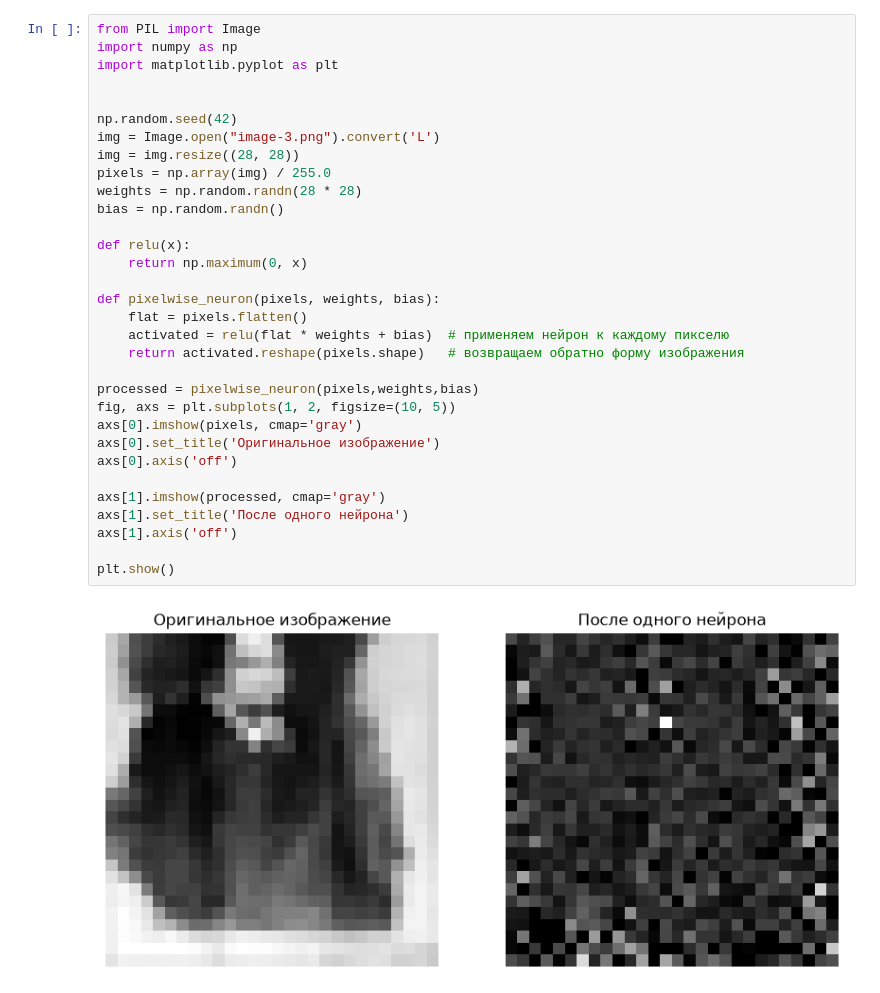
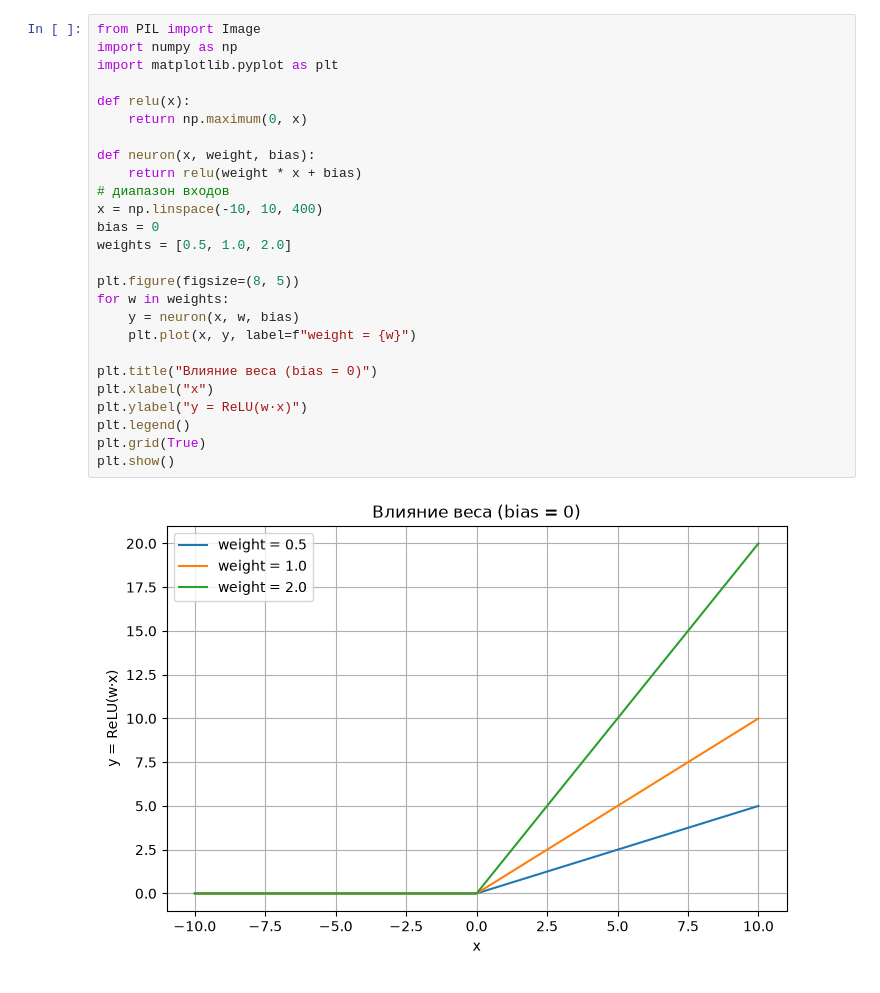
Before and after one commit to Nochinmal/first-project, a Jupyter notebook: Untitled-1.ipynb, the cells around one changed output. Cells and saved outputs as stored; diff of their text form.

```diff
--- a/Untitled-1.ipynb
+++ b/Untitled-1.ipynb
@@ -1,34 +1,28 @@
 # %%
 from PIL import Image
 import numpy as np
 import matplotlib.pyplot as plt
 
-
-np.random.seed(42)
-img = Image.open("image-3.png").convert('L')
-img = img.resize((28, 28))
-pixels = np.array(img) / 255.0
-weights = np.random.randn(28 * 28)
-bias = np.random.randn()
-
 def relu(x):
     return np.maximum(0, x)
 
-def pixelwise_neuron(pixels, weights, bias):
-    flat = pixels.flatten()
-    activated = relu(flat * weights + bias)  # применяем нейрон к каждому пикселю
-    return activated.reshape(pixels.shape)   # возвращаем обратно форму изображения
+def neuron(x, weight, bias):
+    return relu(weight * x + bias)
+# диапазон входов
+x = np.linspace(-10, 10, 400)
+bias = 0
+weights = [0.5, 1.0, 2.0]
 
-processed = pixelwise_neuron(pixels,weights,bias)
-fig, axs = plt.subplots(1, 2, figsize=(10, 5))
-axs[0].imshow(pixels, cmap='gray')
-axs[0].set_title('Оригинальное изображение')
-axs[0].axis('off')
+plt.figure(figsize=(8, 5))
+for w in weights:
+    y = neuron(x, w, bias)
+    plt.plot(x, y, label=f"weight = {w}")
 
-axs[1].imshow(processed, cmap='gray')
-axs[1].set_title('После одного нейрона')
-axs[1].axis('off')
-
+plt.title("Влияние веса (bias = 0)")
+plt.xlabel("x")
+plt.ylabel("y = ReLU(w·x)")
+plt.legend()
+plt.grid(True)
 plt.show()
 # %% [output]
-[figure, old version]
+[figure, new version]
```
